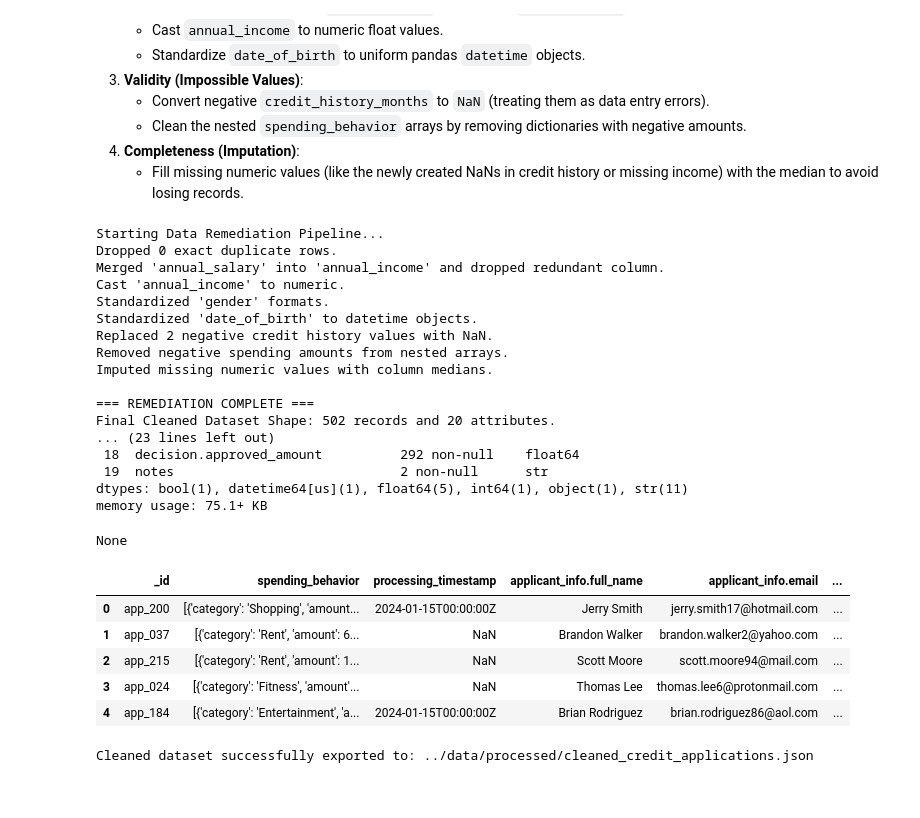
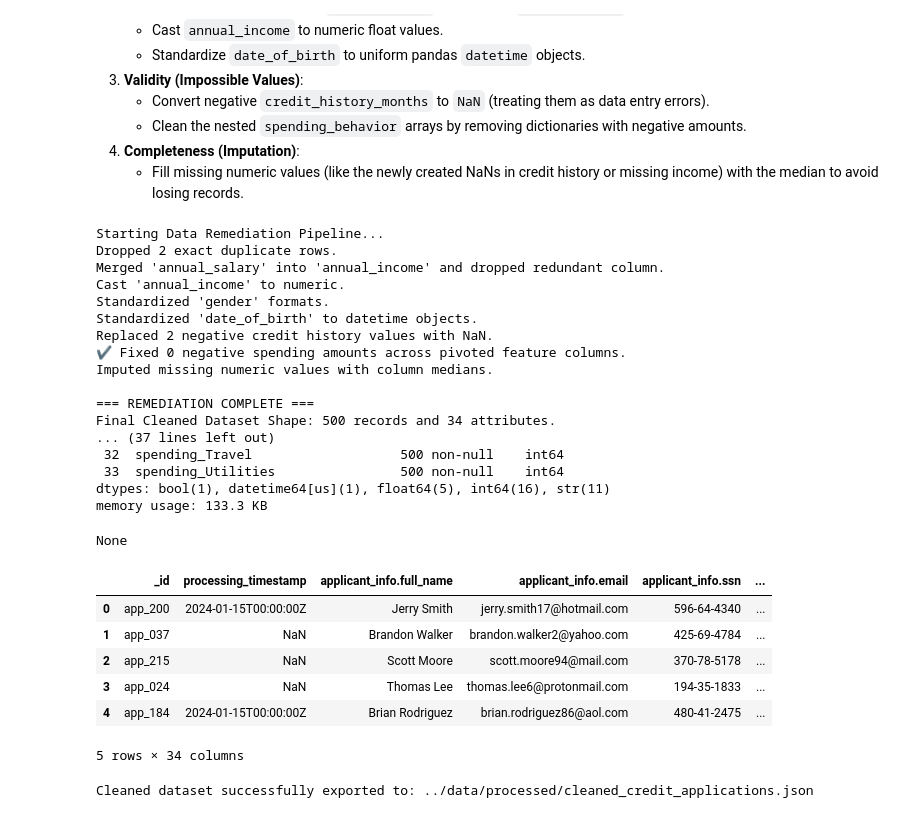
Before and after one commit to Luciamusizzano/dego-project-team1, a Jupyter notebook: notebooks/01-data-quality.ipynb, the cells around one changed output. Saved outputs shown, nothing was run; the diff lists cells and outputs as text; code cells hidden in the pictures.

```diff
--- a/notebooks/01-data-quality.ipynb
+++ b/notebooks/01-data-quality.ipynb
@@ -277,7 +327,7 @@ df_clean = df.copy()
 
 # 1. ACCURACY: Drop Exact Duplicates
 # We use the string casting trick to find and drop exact duplicate rows
-duplicate_mask = df_clean.astype(str).duplicated()
+duplicate_mask = df_clean.duplicated(subset=["_id"], keep='first')
 df_clean = df_clean[~duplicate_mask]
 print(f"Dropped {duplicate_mask.sum()} exact duplicate rows.")
 
@@ -309,56 +359,61 @@ df_clean.loc[invalid_credit_mask, 'financials.credit_history_months'] = np.nan
 print(f"Replaced {invalid_credit_mask.sum()} negative credit history values with NaN.")
 
 # Fix nested negative spending
-def clean_spending(spending_list):
-    if not isinstance(spending_list, list): return spending_list
-    # Keep only items where 'amount' is >= 0
-    return [item for item in spending_list if isinstance(item, dict) and item.get('amount', 0) >= 0]
+spending_cols = [col for col in df_clean.columns if col.startswith('spending_')]
+negative_spend_count = 0
 
-df_clean['spending_behavior'] = df_clean['spending_behavior'].apply(clean_spending)
-print("Removed negative spending amounts from nested arrays.")
+for col in spending_cols:
+    invalid_spend_mask = df_clean[col] < 0
+    if invalid_spend_mask.sum() > 0:
+        negative_spend_count += invalid_spend_mask.sum()
+        # Se c'è una spesa negativa, la resettiamo a 0 (nessuna spesa valida in quella categoria)
+        df_clean.loc[invalid_spend_mask, col] = 0
+
+print(f"✔ Fixed {negative_spend_count} negative spending amounts across pivoted feature columns.")
 
 
 # 4. COMPLETENESS: Handling Missing Data
 # Impute missing numeric values with median (robust to outliers)
 numeric_cols_to_impute = ['financials.annual_income', 'financials.credit_history_months']
 for col in numeric_cols_to_impute:
     median_val = df_clean[col].median()
     df_clean[col] = df_clean[col].fillna(median_val)
 print("Imputed missing numeric values with column medians.")
 
 # Categorical missing values (e.g., gender, missing emails)
 # We'll label missing categorical values as 'Unknown' to explicitly track them
 df_clean['applicant_info.gender'] = df_clean['applicant_info.gender'].fillna('Unknown')
 
 print("\n=== REMEDIATION COMPLETE ===")
 print(f"Final Cleaned Dataset Shape: {df_clean.shape[0]} records and {df_clean.shape[1]} attributes.")
 display(df_clean.info())
 display(df_clean.head(5))
 # %% [output]
 Starting Data Remediation Pipeline...
-Dropped 0 exact duplicate rows.
+Dropped 2 exact duplicate rows.
 Merged 'annual_salary' into 'annual_income' and dropped redundant column.
 Cast 'annual_income' to numeric.
 Standardized 'gender' formats.
 Standardized 'date_of_birth' to datetime objects.
 Replaced 2 negative credit history values with NaN.
-Removed negative spending amounts from nested arrays.
+✔ Fixed 0 negative spending amounts across pivoted feature columns.
 Imputed missing numeric values with column medians.
 
 === REMEDIATION COMPLETE ===
-Final Cleaned Dataset Shape: 502 records and 20 attributes.
-... (23 lines left out)
- 18  decision.approved_amount          292 non-null    float64
- 19  notes                             2 non-null      str
-dtypes: bool(1), datetime64[us](1), float64(5), int64(1), object(1), str(11)
-memory usage: 75.1+ KB
+Final Cleaned Dataset Shape: 500 records and 34 attributes.
+... (37 lines left out)
+ 32  spending_Travel                   500 non-null    int64
+ 33  spending_Utilities                500 non-null    int64
+dtypes: bool(1), datetime64[us](1), float64(5), int64(16), str(11)
+memory usage: 133.3 KB
 None
-|  | _id | spending_behavior | processing_timestamp | applicant_info.full_name | applicant_info.email | ... |
-| 0 | app_200 | [{'category': 'Shopping', 'amount... | 2024-01-15T00:00:00Z | Jerry Smith | jerry.smith17@hotmail.com | ... |
-| 1 | app_037 | [{'category': 'Rent', 'amount': 6... | NaN | Brandon Walker | brandon.walker2@yahoo.com | ... |
-| 2 | app_215 | [{'category': 'Rent', 'amount': 1... | NaN | Scott Moore | scott.moore94@mail.com | ... |
-| 3 | app_024 | [{'category': 'Fitness', 'amount'... | NaN | Thomas Lee | thomas.lee6@protonmail.com | ... |
-| 4 | app_184 | [{'category': 'Entertainment', 'a... | 2024-01-15T00:00:00Z | Brian Rodriguez | brian.rodriguez86@aol.com | ... |
+|  | _id | processing_timestamp | applicant_info.full_name | applicant_info.email | applicant_info.ssn | ... |
+| 0 | app_200 | 2024-01-15T00:00:00Z | Jerry Smith | jerry.smith17@hotmail.com | 596-64-4340 | ... |
+| 1 | app_037 | NaN | Brandon Walker | brandon.walker2@yahoo.com | 425-69-4784 | ... |
+| 2 | app_215 | NaN | Scott Moore | scott.moore94@mail.com | 370-78-5178 | ... |
+| 3 | app_024 | NaN | Thomas Lee | thomas.lee6@protonmail.com | 194-35-1833 | ... |
+| 4 | app_184 | 2024-01-15T00:00:00Z | Brian Rodriguez | brian.rodriguez86@aol.com | 480-41-2475 | ... |
+5 rows × 34 columns
 # %%
 # Save the cleaned dataset to the processed folder
 output_path = '../data/processed/cleaned_credit_applications.json'
```
Also changed, not shown: parts of 5 cells of this notebook.
